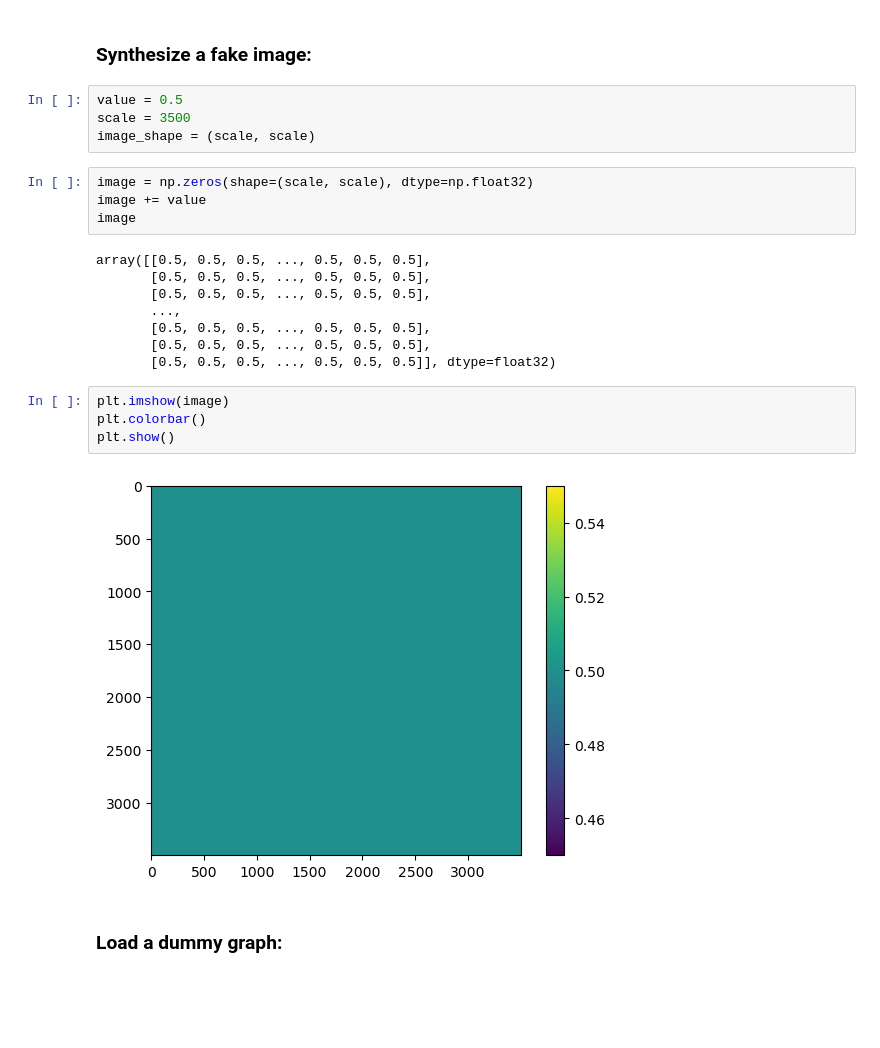
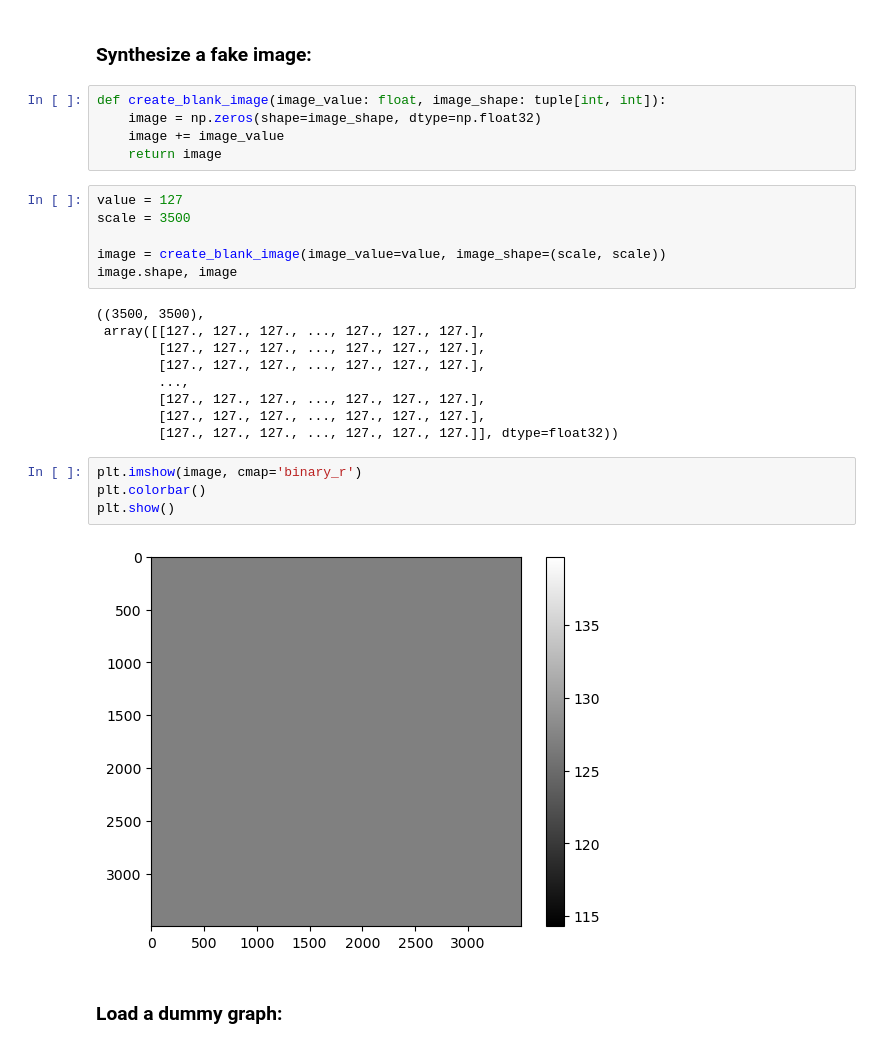
Before and after one commit to alan-turing-institute/grace, a Jupyter notebook: notebooks/optimise_image.ipynb, the cells around one changed output. Drawn from its saved outputs; the diff is of its cells as text; blank space fills up the shorter version.

```diff
--- a/notebooks/optimise_image.ipynb
+++ b/notebooks/optimise_image.ipynb
@@ -10,28 +16,32 @@ from grace.models.optimise import optimise_graph
 from grace.simulate import random_graph, random_graph_mixed_motifs
 # %% [markdown]
 ### Synthesize a fake image:
+# %%
+def create_blank_image(image_value: float, image_shape: tuple[int, int]):
+    image = np.zeros(shape=image_shape, dtype=np.float32)
+    image += image_value
+    return image
 # %%
-value = 0.5
+value = 127
 scale = 3500
-image_shape = (scale, scale)
+
+image = create_blank_image(image_value=value, image_shape=(scale, scale))
+image.shape, image
+# %% [output]
+((3500, 3500),
+ array([[127., 127., 127., ..., 127., 127., 127.],
+        [127., 127., 127., ..., 127., 127., 127.],
+        [127., 127., 127., ..., 127., 127., 127.],
+        ...,
+        [127., 127., 127., ..., 127., 127., 127.],
+        [127., 127., 127., ..., 127., 127., 127.],
+        [127., 127., 127., ..., 127., 127., 127.]], dtype=float32))
-# %%
-image = np.zeros(shape=(scale, scale), dtype=np.float32)
-image += value
-image
-# %% [output]
-array([[0.5, 0.5, 0.5, ..., 0.5, 0.5, 0.5],
-       [0.5, 0.5, 0.5, ..., 0.5, 0.5, 0.5],
-       [0.5, 0.5, 0.5, ..., 0.5, 0.5, 0.5],
-       ...,
-       [0.5, 0.5, 0.5, ..., 0.5, 0.5, 0.5],
-       [0.5, 0.5, 0.5, ..., 0.5, 0.5, 0.5],
-       [0.5, 0.5, 0.5, ..., 0.5, 0.5, 0.5]], dtype=float32)
 # %%
-plt.imshow(image)
+plt.imshow(image, cmap='binary_r')
 plt.colorbar()
 plt.show()
 # %% [output]
-[figure, old version]
+[figure, new version]
 # %% [markdown]
 ### Load a dummy graph:
 # %%
```
Also changed, not shown: parts of 27 cells of this notebook, 5 other files.
